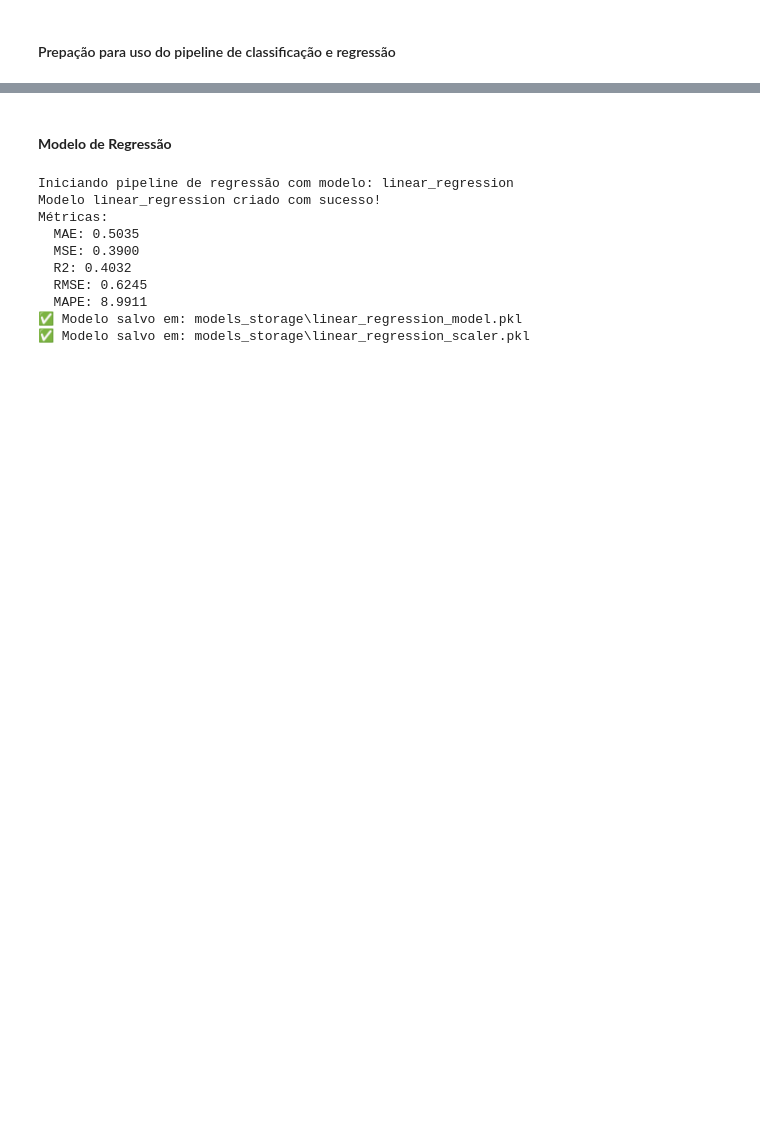
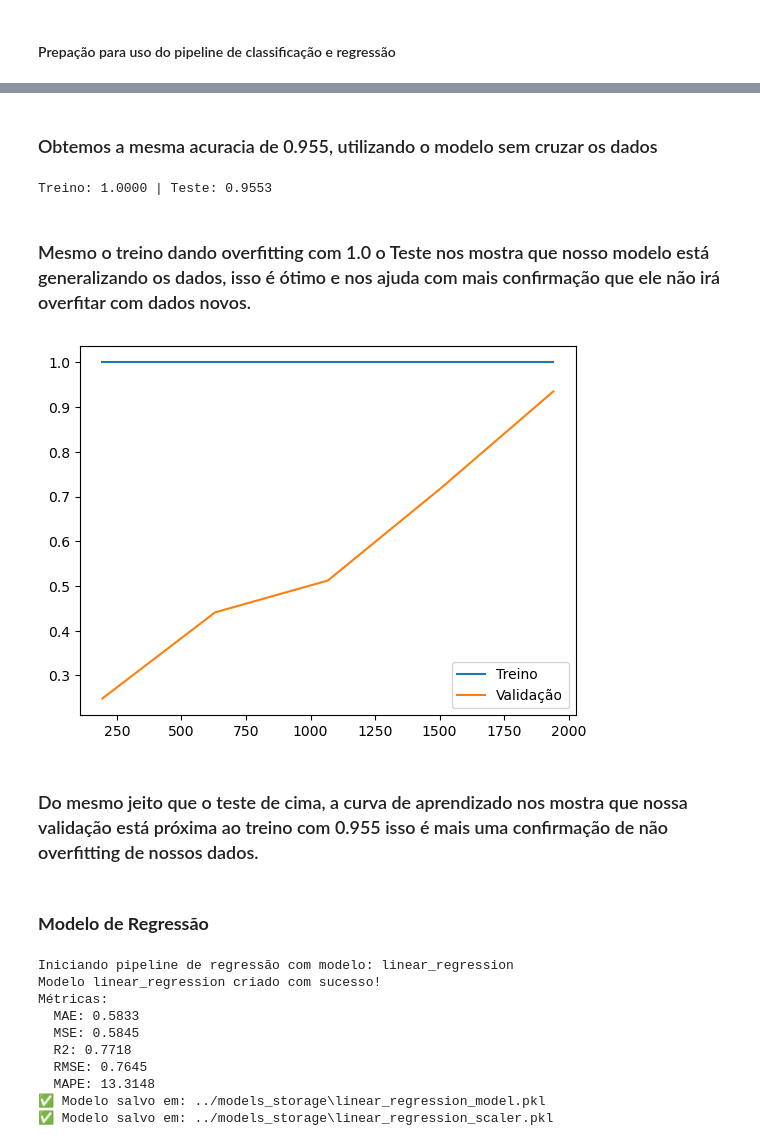
Before and after one commit to JacksonvBarbosa/Analise_qualidade_vinhos, a Jupyter notebook: Portfolio-DA-vinhos-jackwine/notebooks/modelos_ml.ipynb, the cells around one changed output, grey strips where cells are left out. Saved outputs shown, nothing was run; the diff lists cells and outputs as text; code cells hidden in the pictures; blank space fills up the shorter version.

```diff
--- a/Portfolio-DA-vinhos-jackwine/notebooks/modelos_ml.ipynb
+++ b/Portfolio-DA-vinhos-jackwine/notebooks/modelos_ml.ipynb
@@ -100,0 +201,12 @@ Métricas:
+# %%
+# Random Forest
+results_rf = pipeline_classification(
+    data_path = df,
+    target_column = 'target',
+    model_name = 'random_forest',
+    custom_params =None,
+    scale_type=None,
+    test_size=0.2,
+    return_data=True,
+    avarage='weighted'
+)
@@ -100,0 +291,3 @@ Métricas:
+# %%
+# Desempacotando o resultado do pipeline treinado e testado
+model_rf, X_train, X_test, y_train, y_test =  results_rf['train_model']
@@ -101,10 +352,38 @@ Métricas:
+# %% [markdown]
+### Obtemos a mesma acuracia de 0.955, utilizando o modelo sem cruzar os dados
+# %%
+train_score = model_rf.score(X_train, y_train)
+test_score = model_rf.score(X_test, y_test)
+print(f'Treino: {train_score:.4f} | Teste: {test_score:.4f}')
+# %% [output]
+Treino: 1.0000 | Teste: 0.9553
+# %% [markdown]
+### Mesmo o treino dando overfitting com 1.0 o Teste nos mostra que nosso modelo está generalizando os dados, isso é ótimo e nos ajuda com mais confirmação que ele não irá overfitar com dados novos.
+# %%
+from sklearn.model_selection import learning_curve
+import matplotlib.pyplot as plt
+import numpy as np
+
+X = df.drop(columns=['target'])
+y = df['target']
+train_sizes, train_scores, test_scores = learning_curve(model_rf, X, y, cv=5)
+
+plt.plot(train_sizes, np.mean(train_scores, axis=1), label='Treino')
+plt.plot(train_sizes, np.mean(test_scores, axis=1), label='Validação')
+plt.legend()
+plt.show()
+# %% [output]
+[figure, added]
+# %% [markdown]
+### Do mesmo jeito que o teste de cima, a curva de aprendizado nos mostra que nossa validação está próxima ao treino com 0.955 isso é mais uma confirmação de não overfitting de nossos dados.
 # %% [markdown]
-#### **Modelo de Regressão**
+### **Modelo de Regressão**
 # %%
 # Base Line de regressão
-results_r = pipeline_regression(
-    data_path=input_path,
+results_lrr = pipeline_regression(
+    data_path=df_reg,
     target_column='qualidade',
+    model_name='linear_regression',
     custom_params=None,
     scale_type='standard',
     test_size=0.2,
@@ -114,10 +393,10 @@ results_r = pipeline_regression(
 Iniciando pipeline de regressão com modelo: linear_regression
 Modelo linear_regression criado com sucesso!
 Métricas:
-  MAE: 0.5035
-  MSE: 0.3900
-  R2: 0.4032
-  RMSE: 0.6245
-  MAPE: 8.9911
-✅ Modelo salvo em: models_storage\linear_regression_model.pkl
-✅ Modelo salvo em: models_storage\linear_regression_scaler.pkl
+  MAE: 0.5833
+  MSE: 0.5845
+  R2: 0.7718
+  RMSE: 0.7645
+  MAPE: 13.3148
+✅ Modelo salvo em: ../models_storage\linear_regression_model.pkl
+✅ Modelo salvo em: ../models_storage\linear_regression_scaler.pkl
```
Also changed, not shown: parts of 36 cells of this notebook, 41 other files.
